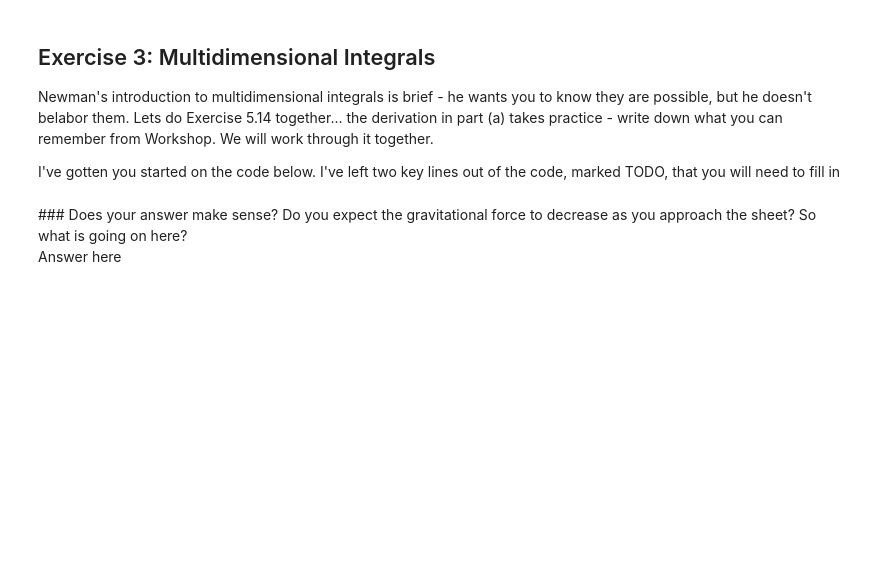
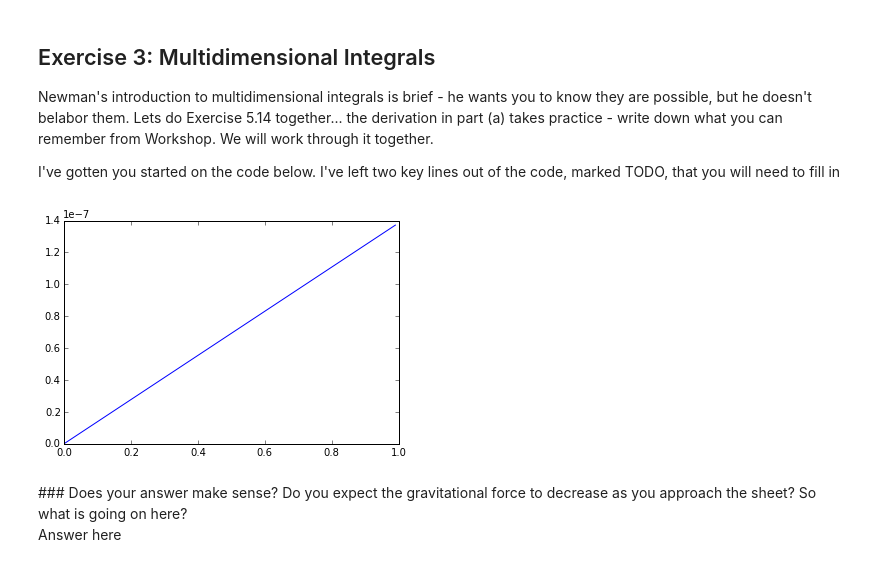
Before and after one commit to elevally/Weekly-Sessions, a Jupyter notebook: Weekly Session 6.ipynb, the cells around one changed output. Cells and saved outputs as stored; diff of their text form; code cells hidden in the pictures; blank space fills up the shorter version.

```diff
--- a/Weekly Session 6.ipynb
+++ b/Weekly Session 6.ipynb
@@ -381,34 +416,39 @@ rho=100.0
 #calculate the points for Gaussian integration
 # be sure to calculate x,w values that work equally well for x and y (this isn't hard)
 
 ## TODO - calculate x,w
+x,w = gaussxw(N)
+xp = 0.5*(zmax-zmin)*x + 0.5*(zmax+zmin)
+wp = 0.5*(zmax-zmin)*w
 
 zpoints = np.arange(zmin,zmax,zstep)
 fpoints = np.empty(zpoints.size)
 
 #perform the double integral
 
 for k in range(zpoints.size):
 
     z = zpoints[k]
 
     s=0.0 #define the integral for the fixed z value
 
     #loop through the x-y values
     for i in range(N):
         x_local = x[i]
 
         for j in range(N):
             y_local = x[j]
 
-            s+= ## TODO
+            s+=
 
     s *= G*rho*z
     fpoints[k] = s
 
 plt.plot(zpoints,fpoints)
 plt.show()
 ##add plot labels/titles
+# %% [output]
+[figure, added]
 # %% [markdown]
 <div class=answer>
 ### Does your answer make sense?  Do you expect the gravitational force to decrease as you approach the sheet?  So what is going on here?
```
Also changed, not shown: parts of 11 cells of this notebook.
